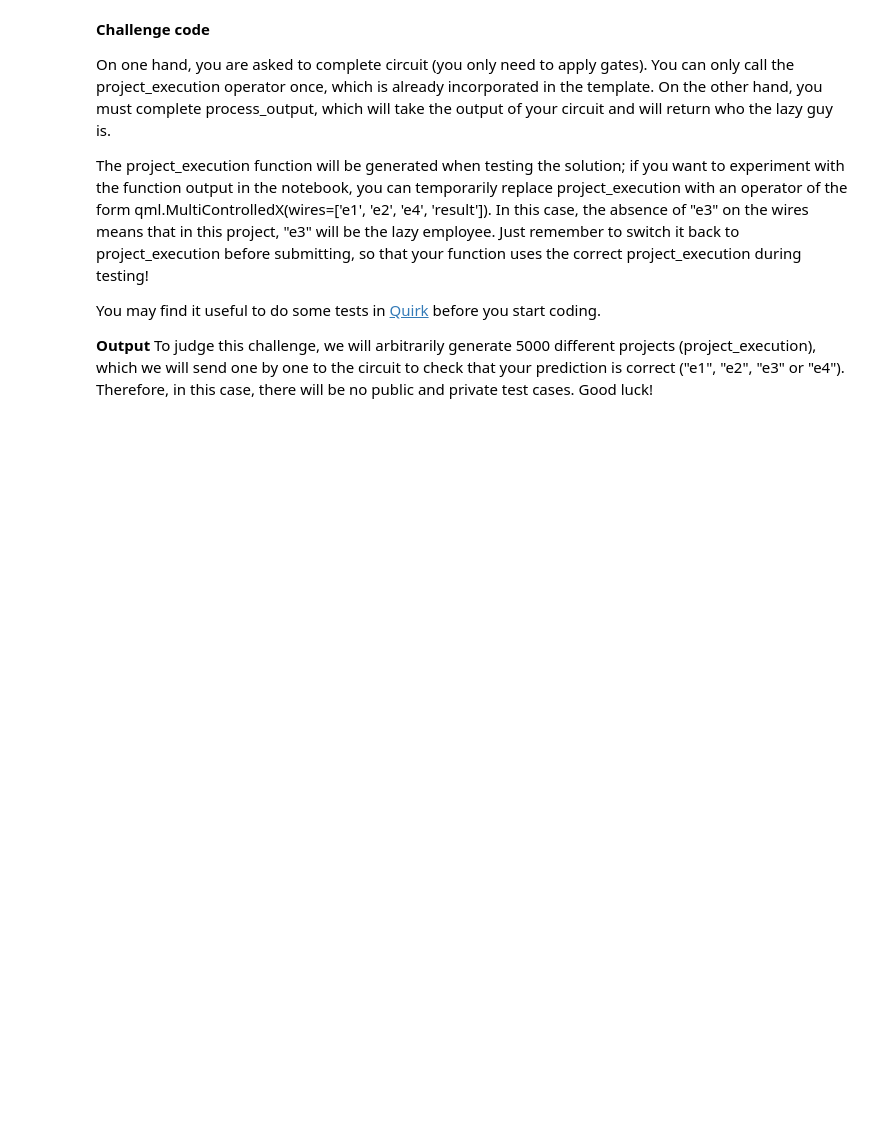
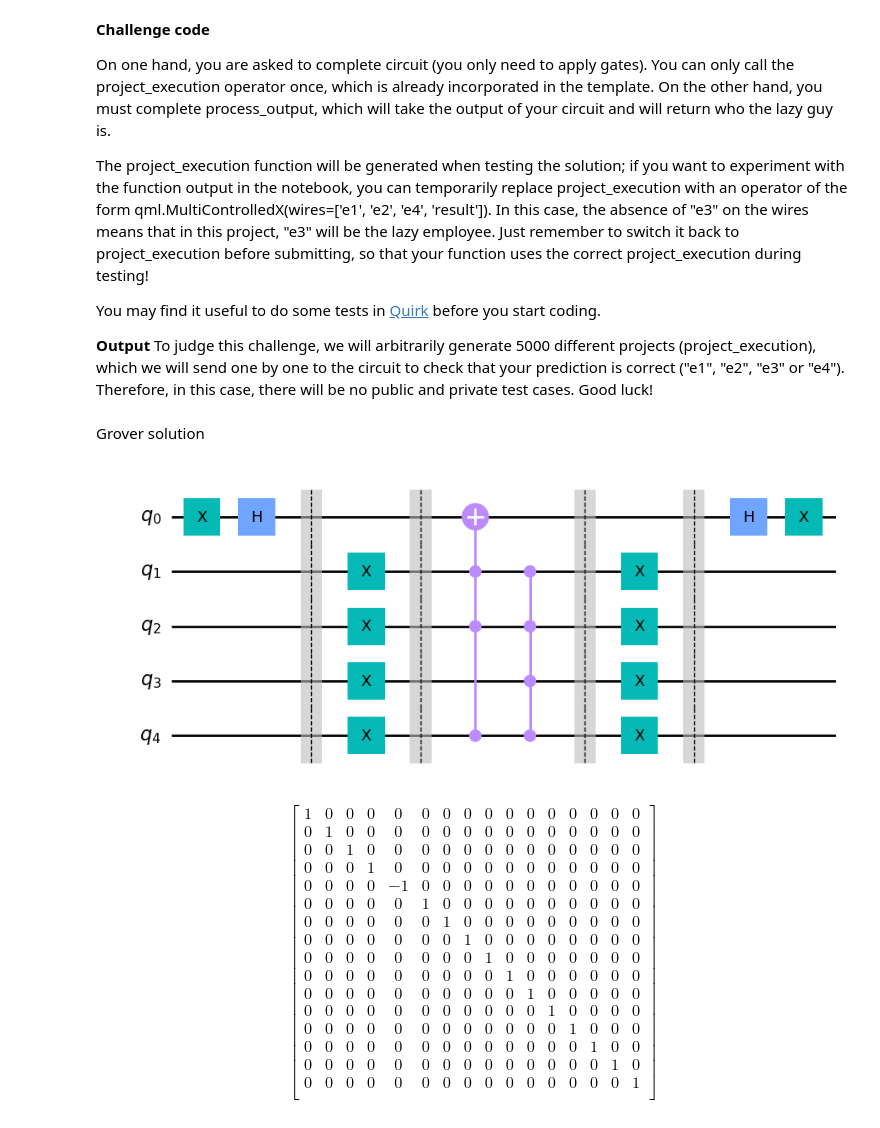
Before and after one commit to Martyna94/PennyLane, a Jupyter notebook: Challenges_template_2023/The Lazy Colleague.ipynb, the cells around one changed output. Saved outputs shown, nothing was run; the diff lists cells and outputs as text; code cells hidden in the pictures; blank space fills up the shorter version.

Commit message:
Finished Ctrl-Z Code challenge 2023

```diff
--- a/Challenges_template_2023/The Lazy Colleague.ipynb
+++ b/Challenges_template_2023/The Lazy Colleague.ipynb
@@ -24,3 +24,5 @@ You may find it useful to do some tests in [Quirk](https://algassert.com/quirk)
 
 **Output**
 To judge this challenge, we will arbitrarily generate 5000 different projects (project_execution), which we will send one by one to the circuit to check that your prediction is correct ("e1", "e2", "e3" or "e4"). Therefore, in this case, there will be no public and private test cases. Good luck!
+# %% [markdown]
+Grover solution
@@ -26,0 +36,54 @@ To judge this challenge, we will arbitrarily generate 5000 different projects (p
+# %%
+from qiskit.circuit.library import ZGate
+
+
+def oracle(n, ignore_qb):
+    ctrl_list = list(range(1,n))
+    ctrl_list.remove(ignore_qb)
+    mcz = ZGate().control(n-2)
+
+    qc = QuantumCircuit(n)
+    qc.x(0)
+    qc.h(0)
+    qc.barrier()#because we want to know which qubit is unconnected
+    qc.x(range(1,n))
+    qc.barrier()
+    qc.mcx(ctrl_list,0)
+    qc.append(mcz,range(1,n))#because we want to mark only one element without when the element not connected will be 1. In oracle matrix only one element will be mark when one element will be not connected (=0)
+    qc.barrier()#because we want to know which qubit is unconnected
+    qc.x(range(1,n))
+    qc.barrier()
+    qc.h(0)
+    qc.x(0)
+    return qc
+# %%
+n_qbs = 5
+ignore_qb = np.random.randint(1,n_qbs)
+
+oracle_cir = oracle(n_qbs,3)
+display(oracle_cir.draw('mpl'))
+op = Operator(oracle_cir).data
+Uctr = op[::2,::2][:(2**n_qbs)//2,:(2**n_qbs)//2]
+array_to_latex(Uctr,max_size=2**n_qbs)
+# %% [output]
+[figure, added]
+$$
+\begin{bmatrix}
+1 & 0 & 0 & 0 & 0 & 0 & 0 & 0 & 0 & 0 & 0 & 0 & 0 & 0 & 0 & 0  \\
+ 0 & 1 & 0 & 0 & 0 & 0 & 0 & 0 & 0 & 0 & 0 & 0 & 0 & 0 & 0 & 0  \\
+ 0 & 0 & 1 & 0 & 0 & 0 & 0 & 0 & 0 & 0 & 0 & 0 & 0 & 0 & 0 & 0  \\
+ 0 & 0 & 0 & 1 & 0 & 0 & 0 & 0 & 0 & 0 & 0 & 0 & 0 & 0 & 0 & 0  \\
+ 0 & 0 & 0 & 0 & -1 & 0 & 0 & 0 & 0 & 0 & 0 & 0 & 0 & 0 & 0 & 0  \\
+ 0 & 0 & 0 & 0 & 0 & 1 & 0 & 0 & 0 & 0 & 0 & 0 & 0 & 0 & 0 & 0  \\
+ 0 & 0 & 0 & 0 & 0 & 0 & 1 & 0 & 0 & 0 & 0 & 0 & 0 & 0 & 0 & 0  \\
+ 0 & 0 & 0 & 0 & 0 & 0 & 0 & 1 & 0 & 0 & 0 & 0 & 0 & 0 & 0 & 0  \\
+ 0 & 0 & 0 & 0 & 0 & 0 & 0 & 0 & 1 & 0 & 0 & 0 & 0 & 0 & 0 & 0  \\
+ 0 & 0 & 0 & 0 & 0 & 0 & 0 & 0 & 0 & 1 & 0 & 0 & 0 & 0 & 0 & 0  \\
+ 0 & 0 & 0 & 0 & 0 & 0 & 0 & 0 & 0 & 0 & 1 & 0 & 0 & 0 & 0 & 0  \\
+ 0 & 0 & 0 & 0 & 0 & 0 & 0 & 0 & 0 & 0 & 0 & 1 & 0 & 0 & 0 & 0  \\
+ 0 & 0 & 0 & 0 & 0 & 0 & 0 & 0 & 0 & 0 & 0 & 0 & 1 & 0 & 0 & 0  \\
+ 0 & 0 & 0 & 0 & 0 & 0 & 0 & 0 & 0 & 0 & 0 & 0 & 0 & 1 & 0 & 0  \\
+ 0 & 0 & 0 & 0 & 0 & 0 & 0 & 0 & 0 & 0 & 0 & 0 & 0 & 0 & 1 & 0  \\
+ 0 & 0 & 0 & 0 & 0 & 0 & 0 & 0 & 0 & 0 & 0 & 0 & 0 & 0 & 0 & 1  \\
+ \end{bmatrix}
+$$
```
Also changed, not shown: parts of 9 cells of this notebook, 6 other files.
